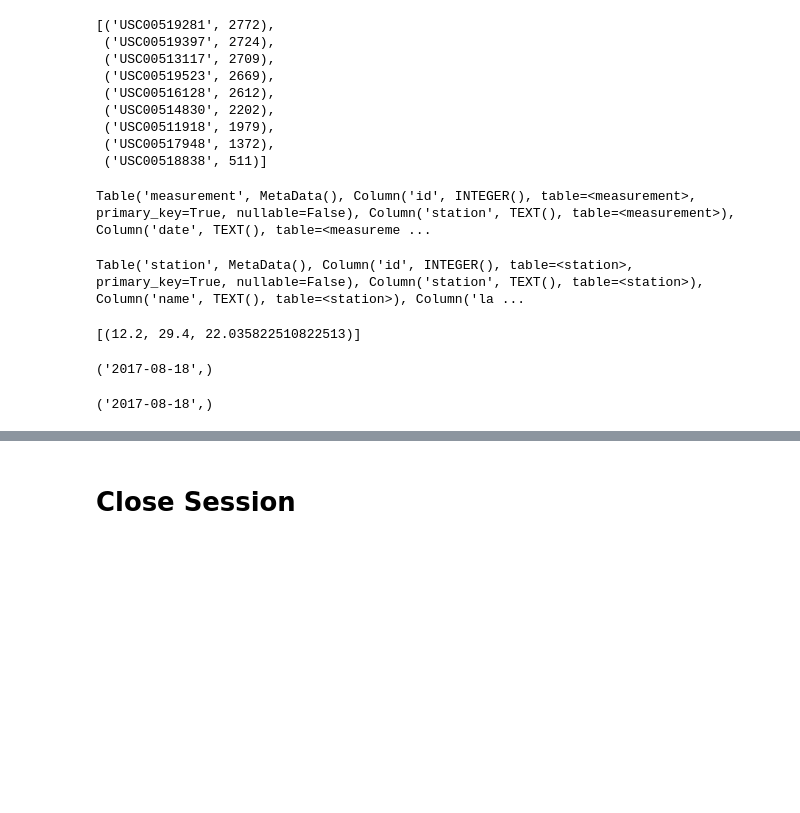
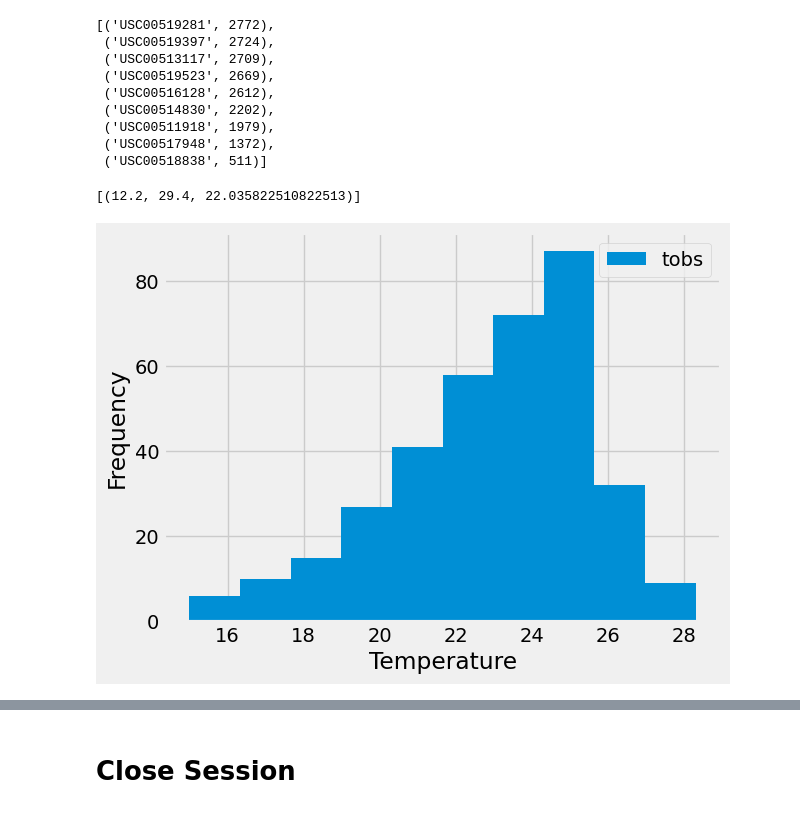
Before and after one commit to enumerbs/Module10-Challenge-SQLAlchemy, a Jupyter notebook: SurfsUp/climate.ipynb, the cells around one changed output, grey strips where cells are left out. Saved outputs shown, nothing was run; the diff lists cells and outputs as text; code cells hidden in the pictures; blank space fills up the shorter version.

Commit message:
feat: complete implementation steps for section 'Exploratory Station Analysis'

```diff
--- a/SurfsUp/climate.ipynb
+++ b/SurfsUp/climate.ipynb
@@ -152,16 +152,6 @@ session.query(Station.station, func.count(Measurement.station))\
  ('USC00511918', 1979),
  ('USC00517948', 1372),
  ('USC00518838', 511)]
-# %%
-# REVISIT:
-# continue from here
-Measurement.__table__
-# %% [output]
-Table('measurement', MetaData(), Column('id', INTEGER(), table=<measurement>, primary_key=True, nullable=False), Column('station', TEXT(), table=<measurement>), Column('date', TEXT(), table=<measureme ...
-# %%
-Station.__table__
-# %% [output]
-Table('station', MetaData(), Column('id', INTEGER(), table=<station>, primary_key=True, nullable=False), Column('station', TEXT(), table=<station>), Column('name', TEXT(), table=<station>), Column('la ...
 # %%
 # Using the most active station id from the previous query, calculate the lowest, highest, and average temperature.
 most_active_station_id = 'USC00519281'
@@ -173,30 +163,29 @@ session.query(func.min(Measurement.tobs), func.max(Measurement.tobs), func.avg(M
 # %% [output]
 [(12.2, 29.4, 22.035822510822513)]
-# %%
-most_recent_date_str = session.query(func.max(Measurement.date))\
-    .join(Station, Station.station == Measurement.station)\
-    .filter(Station.station == most_active_station_id)\
-    .one()
-# %% [output]
-('2017-08-18',)
 # %%
-# Find the most recent observation date for the most active station
-most_recent_date_str = session.query(Measurement.date)\
-    .join(Station, Station.station == Measurement.station)\
-    .filter(Station.station == most_active_station_id)\
-    .order_by(Measurement.date.desc())\
-    .first()
+# Using the most active station id
+# Query the last 12 months of temperature observation data for this station and plot the results as a histogram
+
+# Find the most recent observation date for this station
+most_recent_date_str = session.query(func.max(Measurement.date))\
+    .filter(Measurement.station == most_active_station_id)\
+    .one()
 
 # Convert to a date type and calculate the date one year earlier
 last_date = dt.date.fromisoformat(most_recent_date_str[0])
 one_year_before_last_date = last_date + relativedelta(years=-1)
 
-# Define a query to retrieve the temperature observation data for the most active station
-last12months_query = session.query(Measurement.date, Measurement.prcp)\
-                            .filter(Measurement.date.between(one_year_before_last_date, last_date))
+# Define a query to retrieve the temperature observation data for this station
+last12months_data = session.query(Measurement.tobs)\
+                            .filter(Measurement.date.between(one_year_before_last_date, last_date))\
+                            .filter(Measurement.station == most_active_station_id)
 
-# Save the query results as a Pandas DataFrame. Explicitly set the column names
-last12months_df = pd.read_sql(sql=last12months_query.statement, con=engine)
-last12months_df.columns = ["Date", "Precipitation"]
+# Save the query results as a Pandas DataFrame
+last12months_df = pd.DataFrame(last12months_data)
+
+# Plot the temperature observation results as a histogram
+ax = last12months_df.plot(kind='hist')
+ax.set_xlabel("Temperature")
+plt.show()
 # %% [output]
-('2017-08-18',)
+[figure, added]
```
Also changed, not shown: parts of 3 cells of this notebook.
